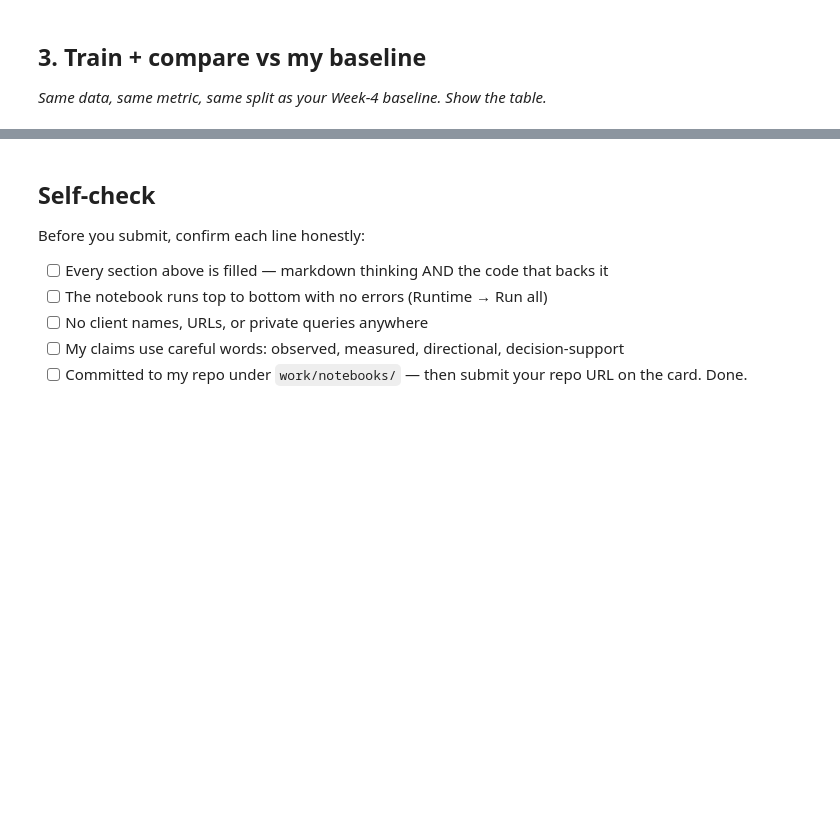
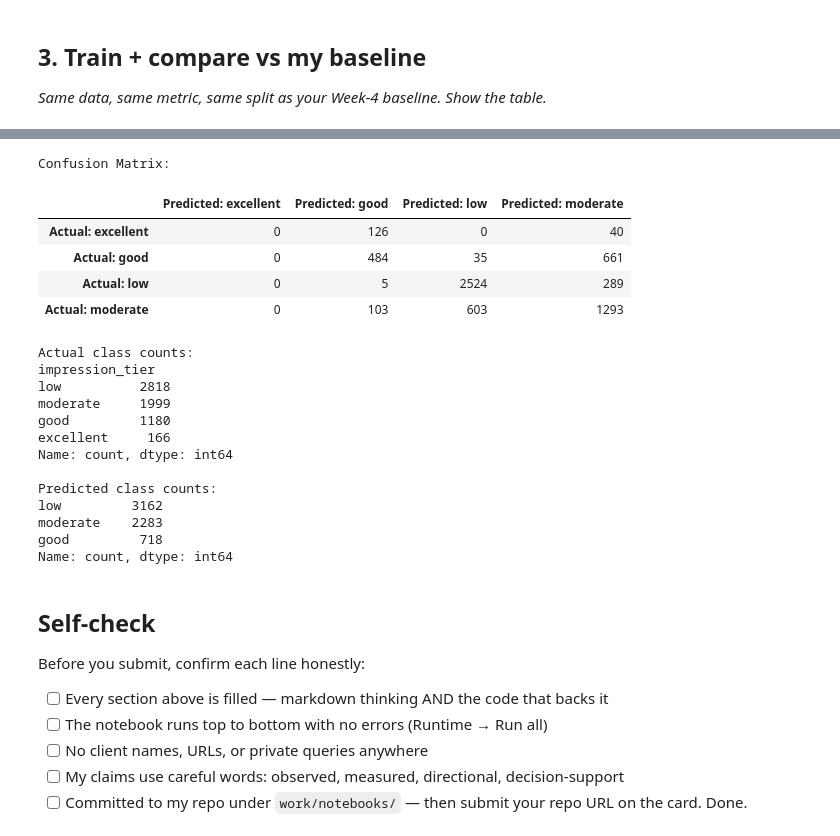
Before and after one commit to SohailAkhtarChanna/flyrank-ml-internship, a Jupyter notebook: work/notebooks/w05_model.ipynb, the cells around one changed output, grey strips where cells are left out. Saved outputs shown, nothing was run; the diff lists cells and outputs as text; code cells hidden in the pictures; blank space fills up the shorter version.

```diff
--- a/work/notebooks/w05_model.ipynb
+++ b/work/notebooks/w05_model.ipynb
@@ -320,3 +508,46 @@ KeyError: 'client_hash_id'
+# %%
+# SECTION 4: Confusion matrix and class errors
+
+from sklearn.metrics import confusion_matrix
+
+labels = model.classes_
+
+cm = confusion_matrix(y_test, y_pred, labels=labels)
+
+cm_df = pd.DataFrame(
+    cm,
+    index=[f"Actual: {label}" for label in labels],
+    columns=[f"Predicted: {label}" for label in labels]
+)
+
+print("Confusion Matrix:")
+display(cm_df)
+
+print("\nActual class counts:")
+print(y_test.value_counts())
+
+print("\nPredicted class counts:")
+print(pd.Series(y_pred).value_counts())
+# %% [output]
+Confusion Matrix:
+|  | Predicted: excellent | Predicted: good | Predicted: low | Predicted: moderate |
+| Actual: excellent | 0 | 126 | 0 | 40 |
+| Actual: good | 0 | 484 | 35 | 661 |
+| Actual: low | 0 | 5 | 2524 | 289 |
+| Actual: moderate | 0 | 103 | 603 | 1293 |
+Actual class counts:
+impression_tier
+low          2818
+moderate     1999
+good         1180
+excellent     166
+Name: count, dtype: int64
+
+Predicted class counts:
+low         3162
+moderate    2283
+good         718
+Name: count, dtype: int64
 # %% [markdown]
 ## Self-check
 
```
Also changed, not shown: parts of 9 cells of this notebook.
